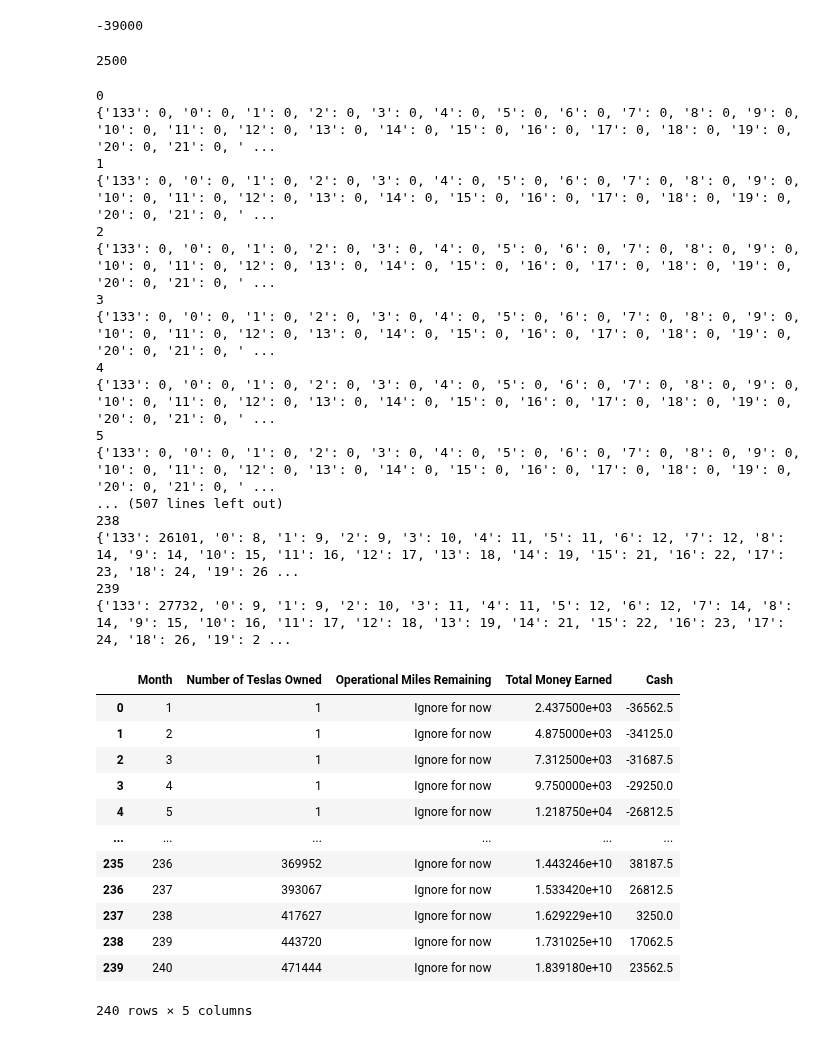
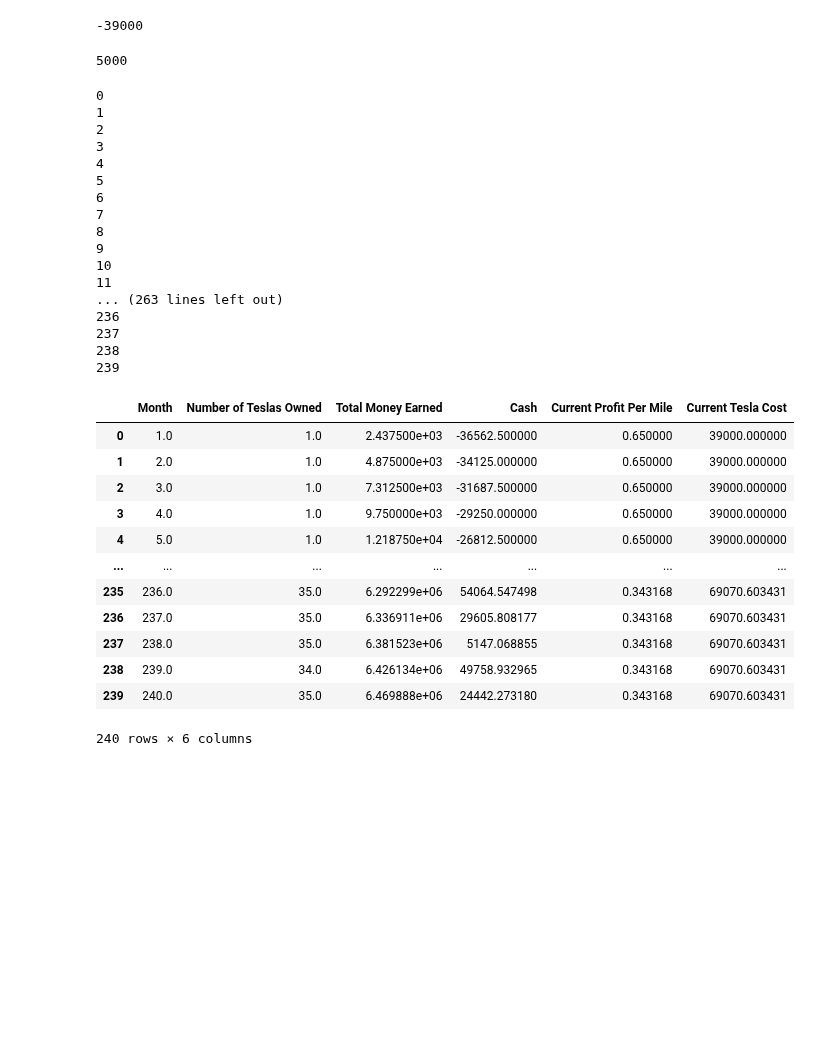
Before and after one commit to bennettftomlin/Tesla-Robotaxi-Calculations, a Jupyter notebook: exponential decay vectorized.ipynb, the cells around one changed output. Cells and saved outputs as stored; diff of their text form; code cells hidden in the pictures; blank space fills up the shorter version.

Commit message:
additional decay variable added, plots added

```diff
--- a/exponential decay vectorized.ipynb
+++ b/exponential decay vectorized.ipynb
@@ -8,7 +9,7 @@ from copy import deepcopy as copy
 # initial cost for a tesla, currently $39k in real life, Elon promised $25k by 2022
 cost_for_tesla = 39_000
 # how many miles each car can operate for before being de-commisioned
-tesla_longevity_miles = 1_000_000
+tesla_longevity_miles = 350_000
 # how many miles the car is operational each month 7,500 in Tesla slides
 tesla_miles_per_month = 7_500
 number_of_months = 20 * 12
@@ -17,14 +18,16 @@ profit_per_mile = 0.65
 # 0.5 in Tesla slides
 occupied_miles = 0.5
 # change in profit each year
-profit_decay_coefficient = 1
+profit_decay_coefficient = 0.95
+# change in rate of profit decay
+profit_decay_decay_exponent = 0.95
 # change in tesla price each year
-tesla_price_increase_coefficient = 0
+tesla_price_increase_coefficient = 0.03
 # what order of magnitude steps up operational costs (if set to 10 will do 10, 100, 1000, etc...)
 magnitude_adjustment_original = 10
 current_magnitude_adjustment = magnitude_adjustment_original
-# change in each tesla cost when next order of magnitude is hit
-magnitude_step_change = 0
+# change in each tesla cost when next order of magnitude is hit (simulates operational costs for business doing acquiring)
+magnitude_step_change = 0.01
 # %%
 
 number_of_teslas = 1
@@ -38,7 +41,7 @@ total_car_lifespan_months = tesla_longevity_miles//tesla_miles_per_month
 last_month_miles = tesla_longevity_miles - (total_car_lifespan_months * tesla_miles_per_month)
 last_month_miles
 # %% [output]
-2500
+5000
 # %%
 car_lifespan_months_dict = {}
 car_lifespan_months_dict[str((total_car_lifespan_months))] = number_of_teslas
@@ -46,12 +49,13 @@ car_lifespan_months_dict[str((total_car_lifespan_months))] = number_of_teslas
 # currently represents total revenue, comment out this line and uncomment the line below to make it only money made afer debt is paid
 total_money_earned = 0
 # total_money_earned = cash
-df= pd.DataFrame(columns=["Month", "Number of Teslas Owned", "Operational Miles Remaining", "Total Money Earned", "Cash"])
+df= pd.DataFrame(columns=["Month", "Number of Teslas Owned", "Total Money Earned", "Cash"])
 for x in range(0, number_of_months):
     print(x)
     # annual adjustment
     if x/12 == x//12 and x>0:
         profit_per_mile = profit_per_mile * profit_decay_coefficient
+        profit_decay_coefficient = profit_decay_coefficient**profit_decay_decay_exponent
         print(f"Profit per mile has fallen to {profit_per_mile}")
         cost_for_tesla = cost_for_tesla * (1 + tesla_price_increase_coefficient)
         print(f"Cost per Tesla has risen to {cost_for_tesla}")
@@ -62,56 +66,56 @@ for x in range(0, number_of_months):
         else:
             money_earned_month = money_earned_month + (tesla_miles_per_month * profit_per_mile * occupied_miles * value)
     for a in range(0, total_car_lifespan_months + 1):
         car_lifespan_months_dict[str(a)] = car_lifespan_months_dict.get(str((a+1)), 0)
     total_money_earned = total_money_earned + money_earned_month
     cash = cash + money_earned_month
     if cash>=cost_for_tesla:
         number_of_teslas_to_buy = int(cash//cost_for_tesla)
         # print(f"Number of Teslas to buy: {number_of_teslas_to_buy}")
         cash = cash - (number_of_teslas_to_buy*cost_for_tesla)
         car_lifespan_months_dict[str((total_car_lifespan_months))] = number_of_teslas_to_buy
-    print(car_lifespan_months_dict)
     while sum(car_lifespan_months_dict.values()) >= current_magnitude_adjustment:
         cost_for_tesla = cost_for_tesla * (1 + magnitude_step_change)
         current_magnitude_adjustment = current_magnitude_adjustment * magnitude_adjustment_original
         print(f"You now have over {current_magnitude_adjustment/magnitude_adjustment_original} cars and the cost per Tesla has risen to {cost_for_tesla}")
     dictionary = {
-        "Month": x+1,
-        "Number of Teslas Owned": sum(car_lifespan_months_dict.values()),
-        "Operational Miles Remaining": "Ignore for now",
+        "Month": int(x+1),
+        "Number of Teslas Owned": int(sum(car_lifespan_months_dict.values())),
+        "Current Profit Per Mile": profit_per_mile,
+        "Current Tesla Cost": cost_for_tesla,
         "Total Money Earned": total_money_earned,
         "Cash": cash
     }
     df = df.append(dictionary, ignore_index=True)
 df
 # %% [output]
 0
-{'133': 0, '0': 0, '1': 0, '2': 0, '3': 0, '4': 0, '5': 0, '6': 0, '7': 0, '8': 0, '9': 0, '10': 0, '11': 0, '12': 0, '13': 0, '14': 0, '15': 0, '16': 0, '17': 0, '18': 0, '19': 0, '20': 0, '21': 0, ' ...
 1
-{'133': 0, '0': 0, '1': 0, '2': 0, '3': 0, '4': 0, '5': 0, '6': 0, '7': 0, '8': 0, '9': 0, '10': 0, '11': 0, '12': 0, '13': 0, '14': 0, '15': 0, '16': 0, '17': 0, '18': 0, '19': 0, '20': 0, '21': 0, ' ...
 2
-{'133': 0, '0': 0, '1': 0, '2': 0, '3': 0, '4': 0, '5': 0, '6': 0, '7': 0, '8': 0, '9': 0, '10': 0, '11': 0, '12': 0, '13': 0, '14': 0, '15': 0, '16': 0, '17': 0, '18': 0, '19': 0, '20': 0, '21': 0, ' ...
 3
-{'133': 0, '0': 0, '1': 0, '2': 0, '3': 0, '4': 0, '5': 0, '6': 0, '7': 0, '8': 0, '9': 0, '10': 0, '11': 0, '12': 0, '13': 0, '14': 0, '15': 0, '16': 0, '17': 0, '18': 0, '19': 0, '20': 0, '21': 0, ' ...
 4
-{'133': 0, '0': 0, '1': 0, '2': 0, '3': 0, '4': 0, '5': 0, '6': 0, '7': 0, '8': 0, '9': 0, '10': 0, '11': 0, '12': 0, '13': 0, '14': 0, '15': 0, '16': 0, '17': 0, '18': 0, '19': 0, '20': 0, '21': 0, ' ...
 5
-{'133': 0, '0': 0, '1': 0, '2': 0, '3': 0, '4': 0, '5': 0, '6': 0, '7': 0, '8': 0, '9': 0, '10': 0, '11': 0, '12': 0, '13': 0, '14': 0, '15': 0, '16': 0, '17': 0, '18': 0, '19': 0, '20': 0, '21': 0, ' ...
-... (507 lines left out)
+6
+7
+8
+9
+10
+11
+... (263 lines left out)
+236
+237
 238
-{'133': 26101, '0': 8, '1': 9, '2': 9, '3': 10, '4': 11, '5': 11, '6': 12, '7': 12, '8': 14, '9': 14, '10': 15, '11': 16, '12': 17, '13': 18, '14': 19, '15': 21, '16': 22, '17': 23, '18': 24, '19': 26 ...
 239
-{'133': 27732, '0': 9, '1': 9, '2': 10, '3': 11, '4': 11, '5': 12, '6': 12, '7': 14, '8': 14, '9': 15, '10': 16, '11': 17, '12': 18, '13': 19, '14': 21, '15': 22, '16': 23, '17': 24, '18': 26, '19': 2 ...
-|  | Month | Number of Teslas Owned | Operational Miles Remaining | Total Money Earned | Cash |
-| 0 | 1 | 1 | Ignore for now | 2.437500e+03 | -36562.5 |
-| 1 | 2 | 1 | Ignore for now | 4.875000e+03 | -34125.0 |
-| 2 | 3 | 1 | Ignore for now | 7.312500e+03 | -31687.5 |
-| 3 | 4 | 1 | Ignore for now | 9.750000e+03 | -29250.0 |
-| 4 | 5 | 1 | Ignore for now | 1.218750e+04 | -26812.5 |
-| ... | ... | ... | ... | ... | ... |
-| 235 | 236 | 369952 | Ignore for now | 1.443246e+10 | 38187.5 |
-| 236 | 237 | 393067 | Ignore for now | 1.533420e+10 | 26812.5 |
-| 237 | 238 | 417627 | Ignore for now | 1.629229e+10 | 3250.0 |
-| 238 | 239 | 443720 | Ignore for now | 1.731025e+10 | 17062.5 |
-| 239 | 240 | 471444 | Ignore for now | 1.839180e+10 | 23562.5 |
+|  | Month | Number of Teslas Owned | Total Money Earned | Cash | Current Profit Per Mile | Current Tesla Cost |
+| 0 | 1.0 | 1.0 | 2.437500e+03 | -36562.500000 | 0.650000 | 39000.000000 |
+| 1 | 2.0 | 1.0 | 4.875000e+03 | -34125.000000 | 0.650000 | 39000.000000 |
+| 2 | 3.0 | 1.0 | 7.312500e+03 | -31687.500000 | 0.650000 | 39000.000000 |
+| 3 | 4.0 | 1.0 | 9.750000e+03 | -29250.000000 | 0.650000 | 39000.000000 |
+| 4 | 5.0 | 1.0 | 1.218750e+04 | -26812.500000 | 0.650000 | 39000.000000 |
+| ... | ... | ... | ... | ... | ... | ... |
+| 235 | 236.0 | 35.0 | 6.292299e+06 | 54064.547498 | 0.343168 | 69070.603431 |
+| 236 | 237.0 | 35.0 | 6.336911e+06 | 29605.808177 | 0.343168 | 69070.603431 |
+| 237 | 238.0 | 35.0 | 6.381523e+06 | 5147.068855 | 0.343168 | 69070.603431 |
+| 238 | 239.0 | 34.0 | 6.426134e+06 | 49758.932965 | 0.343168 | 69070.603431 |
+| 239 | 240.0 | 35.0 | 6.469888e+06 | 24442.273180 | 0.343168 | 69070.603431 |
-240 rows × 5 columns
+240 rows × 6 columns
```
Also changed, not shown: parts of 7 cells of this notebook, 2 other files.
